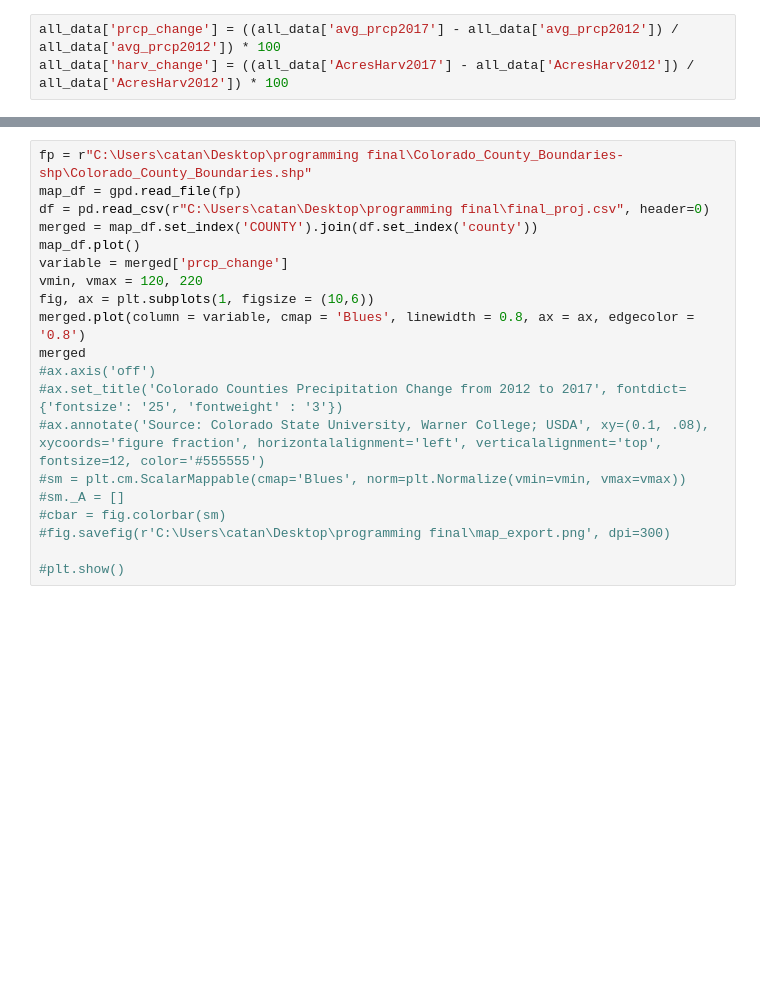
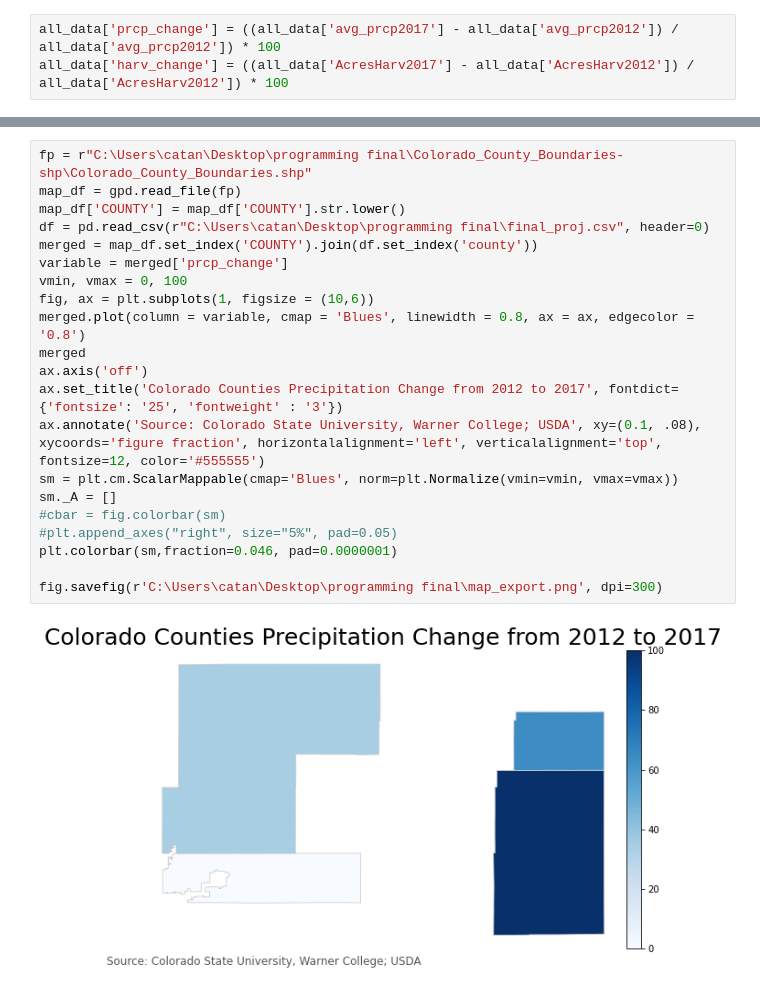
Before and after one commit to malannpren/final-programming-project, a Jupyter notebook: finalproject.ipynb, the cells around one changed output, grey strips where cells are left out. Cells and saved outputs as stored; diff of their text form; blank space fills up the shorter version.

Commit message:
Update finalproject.ipynb
graph fix

```diff
--- a/finalproject.ipynb
+++ b/finalproject.ipynb
@@ -77,20 +107,23 @@ print("The county with the largest precipitation change is Yuma. The county with
 # %%
 fp = r"C:\Users\catan\Desktop\programming final\Colorado_County_Boundaries-shp\Colorado_County_Boundaries.shp"
 map_df = gpd.read_file(fp)
+map_df['COUNTY'] = map_df['COUNTY'].str.lower()
 df = pd.read_csv(r"C:\Users\catan\Desktop\programming final\final_proj.csv", header=0)
 merged = map_df.set_index('COUNTY').join(df.set_index('county'))
-map_df.plot()
 variable = merged['prcp_change']
-vmin, vmax = 120, 220
+vmin, vmax = 0, 100
 fig, ax = plt.subplots(1, figsize = (10,6))
 merged.plot(column = variable, cmap = 'Blues', linewidth = 0.8, ax = ax, edgecolor = '0.8')
 merged
-#ax.axis('off')
-#ax.set_title('Colorado Counties Precipitation Change from 2012 to 2017', fontdict={'fontsize': '25', 'fontweight' : '3'})
-#ax.annotate('Source: Colorado State University, Warner College; USDA', xy=(0.1, .08),  xycoords='figure fraction', horizontalalignment='left', verticalalignment='top', fontsize=12, color='#555555')
-#sm = plt.cm.ScalarMappable(cmap='Blues', norm=plt.Normalize(vmin=vmin, vmax=vmax))
-#sm._A = []
+ax.axis('off')
+ax.set_title('Colorado Counties Precipitation Change from 2012 to 2017', fontdict={'fontsize': '25', 'fontweight' : '3'})
+ax.annotate('Source: Colorado State University, Warner College; USDA', xy=(0.1, .08),  xycoords='figure fraction', horizontalalignment='left', verticalalignment='top', fontsize=12, color='#555555')
+sm = plt.cm.ScalarMappable(cmap='Blues', norm=plt.Normalize(vmin=vmin, vmax=vmax))
+sm._A = []
 #cbar = fig.colorbar(sm)
-#fig.savefig(r'C:\Users\catan\Desktop\programming final\map_export.png', dpi=300)
+#plt.append_axes("right", size="5%", pad=0.05)
+plt.colorbar(sm,fraction=0.046, pad=0.0000001)
 
-#plt.show()
+fig.savefig(r'C:\Users\catan\Desktop\programming final\map_export.png', dpi=300)
+# %% [output]
+[figure, added]
```
Also changed, not shown: parts of 5 cells of this notebook.
